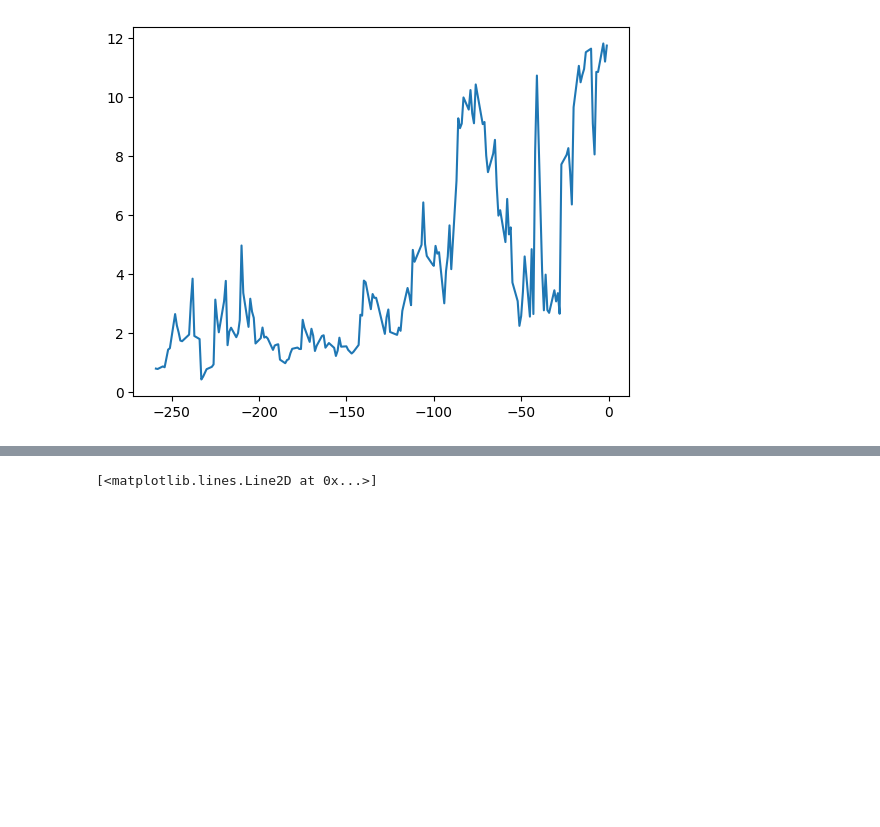
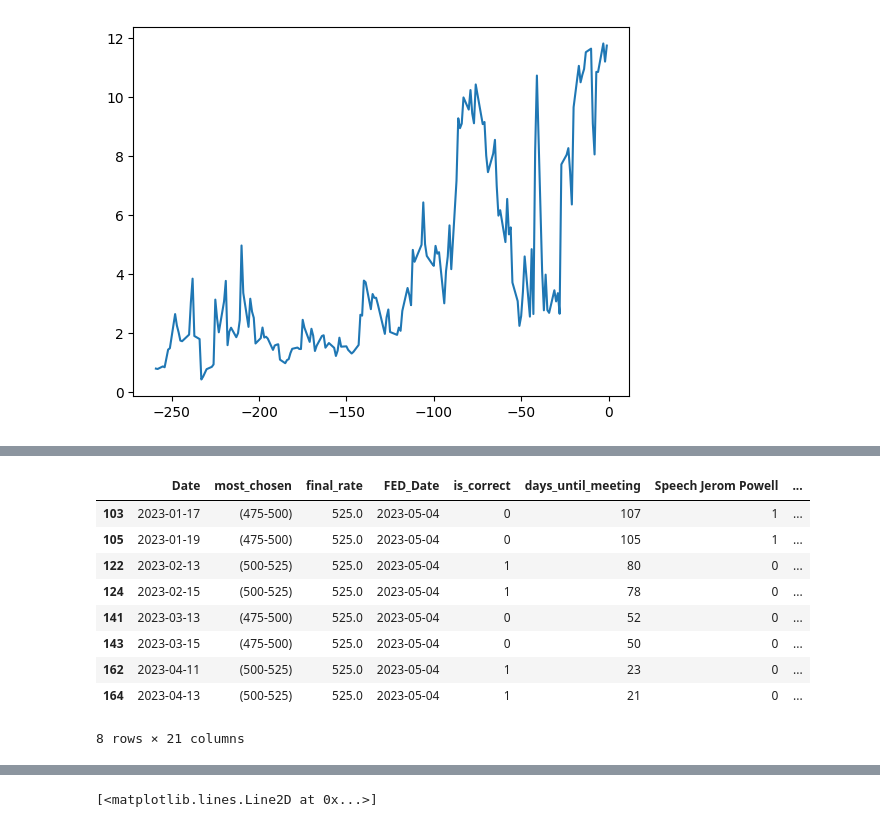
Before and after one commit to Sharkyboy51/CME_FedWatch_Research, a Jupyter notebook: part1_exploration.ipynb, the cells around one changed output, grey strips where cells are left out. Cells and saved outputs as stored; diff of their text form; code cells hidden in the pictures; blank space fills up the shorter version.

```diff
--- a/part1_exploration.ipynb
+++ b/part1_exploration.ipynb
@@ -306,0 +307,31 @@ plt.plot(df_full['days_until_meeting']*-1,df_full['row_kurtosis'])
+# %%
+# do we see a change in variable when an event happened 3 days before 3 days after
+
+# Function to get dynamic surrounding rows
+def get_surrounding_rows(df, column_name, before=3, after=3):
+    indices = df.index[df[column_name] == 1].tolist()
+    surrounding_indices = []
+
+    for index in indices:
+        start = max(0, index - before)
+        end = min(len(df), index + after + 1)  # +1 because range end is exclusive
+        surrounding_indices.extend(range(start, end))
+
+    # Remove duplicates and sort
+    surrounding_indices = sorted(set(surrounding_indices))
+
+    return df.iloc[surrounding_indices],indices
+
+# Function to calculate percentage change between pairs of rows
+def calculate_percentage_change(df, column_name):
+    # Slices for alternating rows
+    first_rows = df[column_name].iloc[::2].reset_index(drop=True)
+    second_rows = df[column_name].iloc[1::2].reset_index(drop=True)
+
+   # Calculate percentage change with condition for zeros
+    percentage_change = np.where(
+        (first_rows == 0) & (second_rows == 0),
+        0,  # If both rows are zero, return 0
+        (second_rows - first_rows) / first_rows * 100
+    )
+    return percentage_change
@@ -306,0 +348,13 @@ plt.plot(df_full['days_until_meeting']*-1,df_full['row_kurtosis'])
+# %%
+result_df_1_1_stripped
+# %% [output]
+|  | Date | most_chosen | final_rate | FED_Date | is_correct | days_until_meeting | Speech Jerom Powell | ... |
+| 103 | 2023-01-17 | (475-500) | 525.0 | 2023-05-04 | 0 | 107 | 1 | ... |
+| 105 | 2023-01-19 | (475-500) | 525.0 | 2023-05-04 | 0 | 105 | 1 | ... |
+| 122 | 2023-02-13 | (500-525) | 525.0 | 2023-05-04 | 1 | 80 | 0 | ... |
+| 124 | 2023-02-15 | (500-525) | 525.0 | 2023-05-04 | 1 | 78 | 0 | ... |
+| 141 | 2023-03-13 | (475-500) | 525.0 | 2023-05-04 | 0 | 52 | 0 | ... |
+| 143 | 2023-03-15 | (475-500) | 525.0 | 2023-05-04 | 0 | 50 | 0 | ... |
+| 162 | 2023-04-11 | (500-525) | 525.0 | 2023-05-04 | 1 | 23 | 0 | ... |
+| 164 | 2023-04-13 | (500-525) | 525.0 | 2023-05-04 | 1 | 21 | 0 | ... |
+8 rows × 21 columns
```
Also changed, not shown: parts of 17 cells of this notebook.
